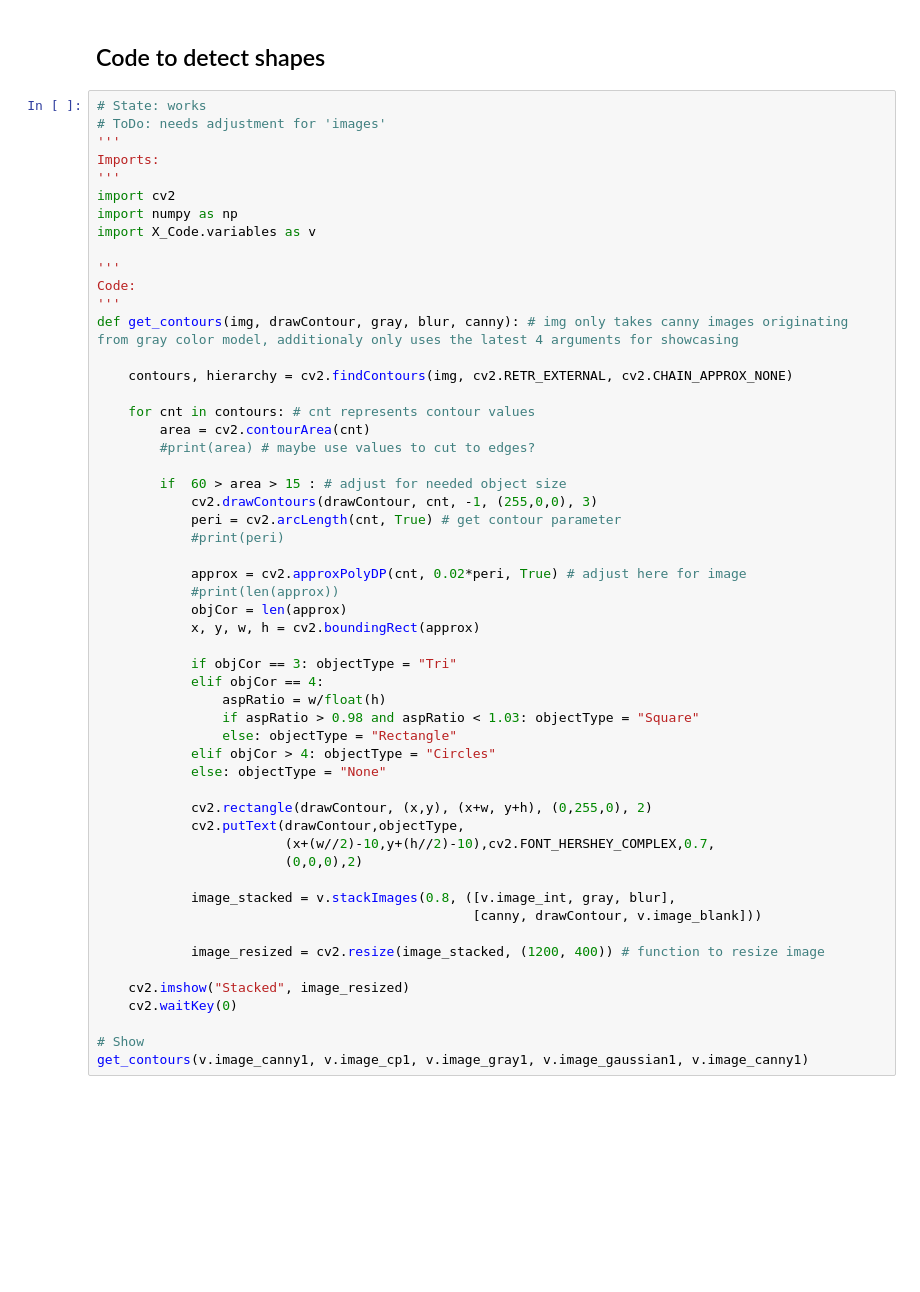
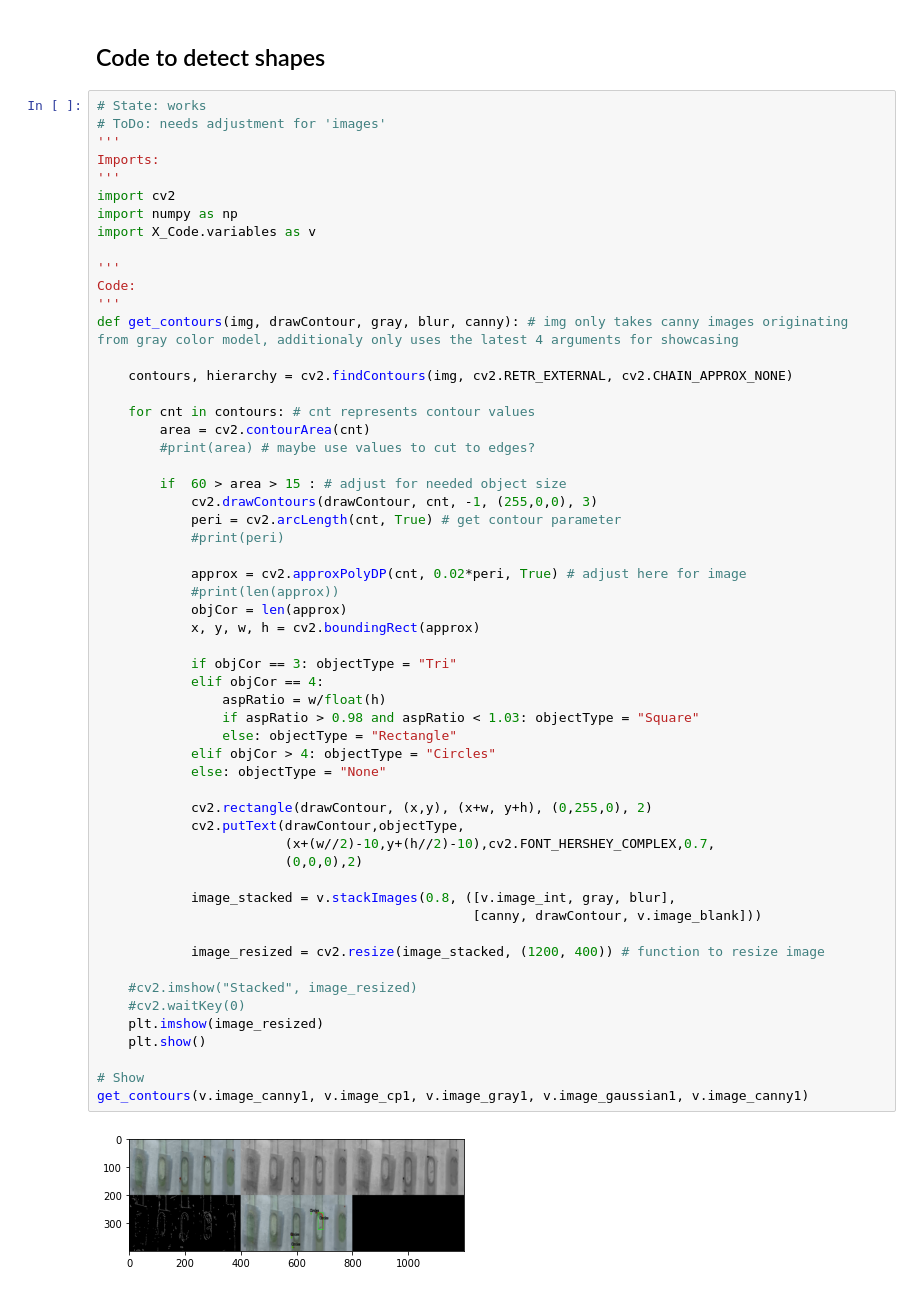
Before and after one commit to Nightpl3x/ISCD, a Jupyter notebook: roi.ipynb, the cells around one changed output. Cells and saved outputs as stored; diff of their text form; blank space fills up the shorter version.

```diff
--- a/roi.ipynb
+++ b/roi.ipynb
@@ -141,32 +154,36 @@ def get_contours(img, drawContour, gray, blur, canny): # img only takes canny im
             cv2.drawContours(drawContour, cnt, -1, (255,0,0), 3)
             peri = cv2.arcLength(cnt, True) # get contour parameter
             #print(peri)
 
             approx = cv2.approxPolyDP(cnt, 0.02*peri, True) # adjust here for image
             #print(len(approx))
             objCor = len(approx)
             x, y, w, h = cv2.boundingRect(approx)
 
             if objCor == 3: objectType = "Tri"
             elif objCor == 4:
                 aspRatio = w/float(h)
                 if aspRatio > 0.98 and aspRatio < 1.03: objectType = "Square"
                 else: objectType = "Rectangle"
             elif objCor > 4: objectType = "Circles"
             else: objectType = "None"
 
             cv2.rectangle(drawContour, (x,y), (x+w, y+h), (0,255,0), 2)
             cv2.putText(drawContour,objectType,
                         (x+(w//2)-10,y+(h//2)-10),cv2.FONT_HERSHEY_COMPLEX,0.7,
                         (0,0,0),2)
 
             image_stacked = v.stackImages(0.8, ([v.image_int, gray, blur],
                                                 [canny, drawContour, v.image_blank]))
 
             image_resized = cv2.resize(image_stacked, (1200, 400)) # function to resize image
 
-    cv2.imshow("Stacked", image_resized)
-    cv2.waitKey(0)
+    #cv2.imshow("Stacked", image_resized)
+    #cv2.waitKey(0)
+    plt.imshow(image_resized)
+    plt.show()
 
 # Show
 get_contours(v.image_canny1, v.image_cp1, v.image_gray1, v.image_gaussian1, v.image_canny1)
+# %% [output]
+[figure, added]
```
Also changed, not shown: parts of 2 cells of this notebook.
